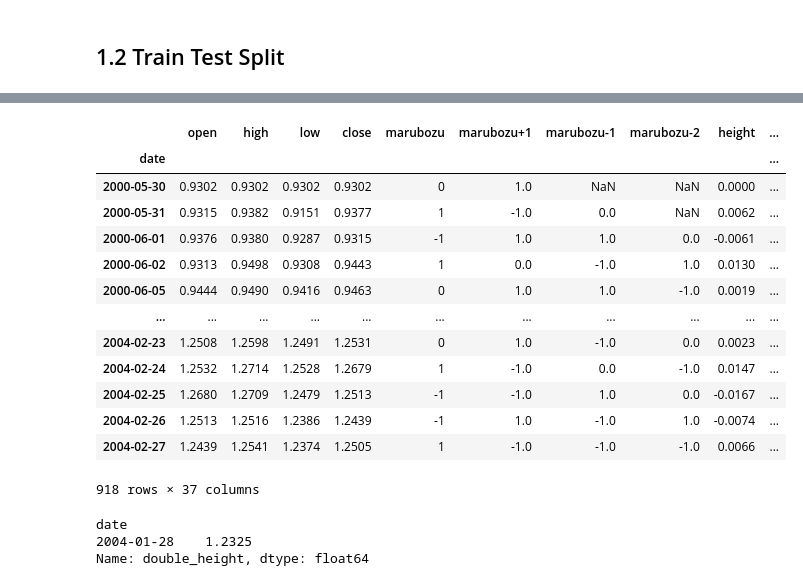
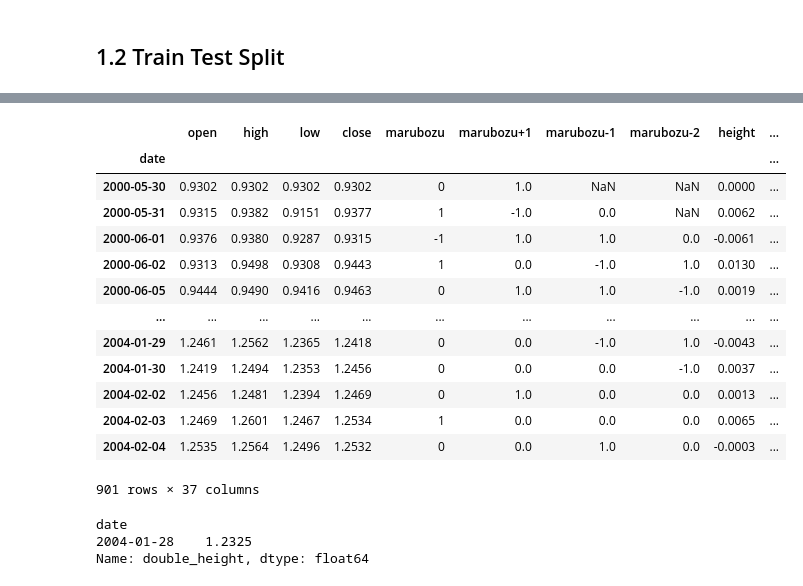
Before and after one commit to stuartdaw/Capstone_Forex, a Jupyter notebook: 04 Modelling-Sarimax.ipynb, the cells around one changed output, grey strips where cells are left out. Saved outputs shown, nothing was run; the diff lists cells and outputs as text; code cells hidden in the pictures.

```diff
--- a/04 Modelling-Sarimax.ipynb
+++ b/04 Modelling-Sarimax.ipynb
@@ -136,20 +128,20 @@ train_test = daily.loc[daily.index <= '2004-2-28 00:00:00']
 # %%
-daily.loc[daily.index <= '2004-2-28 00:00:00']
+daily.loc[daily.index <= end_date]
 # %% [output]
 |  | open | high | low | close | marubozu | marubozu+1 | marubozu-1 | marubozu-2 | height | ... |
 | date |  |  |  |  |  |  |  |  |  | ... |
 | 2000-05-30 | 0.9302 | 0.9302 | 0.9302 | 0.9302 | 0 | 1.0 | NaN | NaN | 0.0000 | ... |
 | 2000-05-31 | 0.9315 | 0.9382 | 0.9151 | 0.9377 | 1 | -1.0 | 0.0 | NaN | 0.0062 | ... |
 | 2000-06-01 | 0.9376 | 0.9380 | 0.9287 | 0.9315 | -1 | 1.0 | 1.0 | 0.0 | -0.0061 | ... |
 | 2000-06-02 | 0.9313 | 0.9498 | 0.9308 | 0.9443 | 1 | 0.0 | -1.0 | 1.0 | 0.0130 | ... |
 | 2000-06-05 | 0.9444 | 0.9490 | 0.9416 | 0.9463 | 0 | 1.0 | 1.0 | -1.0 | 0.0019 | ... |
 | ... | ... | ... | ... | ... | ... | ... | ... | ... | ... | ... |
-| 2004-02-23 | 1.2508 | 1.2598 | 1.2491 | 1.2531 | 0 | 1.0 | -1.0 | 0.0 | 0.0023 | ... |
-| 2004-02-24 | 1.2532 | 1.2714 | 1.2528 | 1.2679 | 1 | -1.0 | 0.0 | -1.0 | 0.0147 | ... |
-| 2004-02-25 | 1.2680 | 1.2709 | 1.2479 | 1.2513 | -1 | -1.0 | 1.0 | 0.0 | -0.0167 | ... |
-| 2004-02-26 | 1.2513 | 1.2516 | 1.2386 | 1.2439 | -1 | 1.0 | -1.0 | 1.0 | -0.0074 | ... |
-| 2004-02-27 | 1.2439 | 1.2541 | 1.2374 | 1.2505 | 1 | -1.0 | -1.0 | -1.0 | 0.0066 | ... |
+| 2004-01-29 | 1.2461 | 1.2562 | 1.2365 | 1.2418 | 0 | 0.0 | -1.0 | 1.0 | -0.0043 | ... |
+| 2004-01-30 | 1.2419 | 1.2494 | 1.2353 | 1.2456 | 0 | 0.0 | 0.0 | -1.0 | 0.0037 | ... |
+| 2004-02-02 | 1.2456 | 1.2481 | 1.2394 | 1.2469 | 0 | 1.0 | 0.0 | 0.0 | 0.0013 | ... |
+| 2004-02-03 | 1.2469 | 1.2601 | 1.2467 | 1.2534 | 1 | 0.0 | 0.0 | 0.0 | 0.0065 | ... |
+| 2004-02-04 | 1.2535 | 1.2564 | 1.2496 | 1.2532 | 0 | 0.0 | 1.0 | 0.0 | -0.0003 | ... |
-918 rows × 37 columns
+901 rows × 37 columns
 # %%
 daily.loc[daily.index == daily_pattern.loc[10]['pattern_end'],'double_height']
 # %% [output]
```
Also changed, not shown: parts of 31 cells of this notebook.
